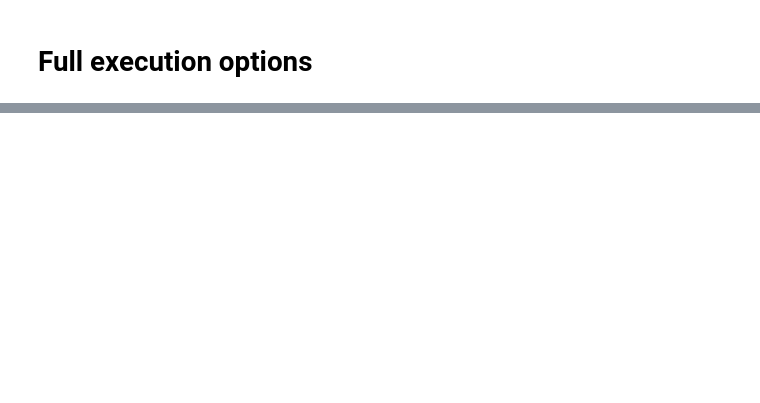
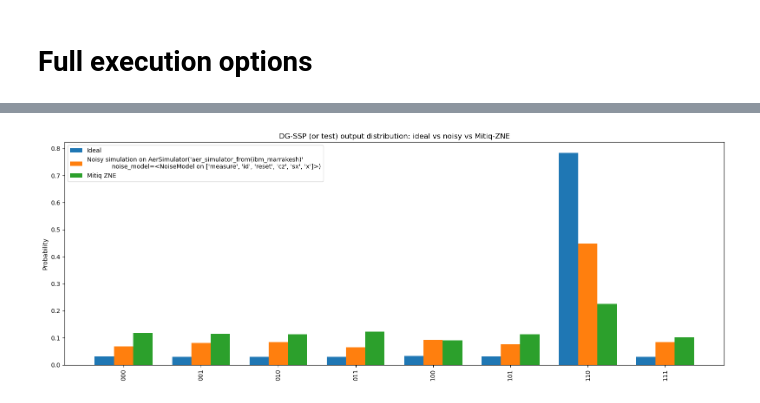
Before and after one commit to arvizu-god/dgssp, a Jupyter notebook: src/ssp/usage_example.ipynb, the cells around one changed output, grey strips where cells are left out. Drawn from its saved outputs; the diff is of its cells as text; code cells hidden in the pictures; blank space fills up the shorter version.

```diff
--- a/src/ssp/usage_example.ipynb
+++ b/src/ssp/usage_example.ipynb
@@ -661,0 +697,41 @@ plot_distribution(
+# %%
+# Ideal distribution (noiseless Aer)
+ideal_backend = AerSimulator()  # default is (approximately) noiseless
+ideal_counts = run_qiskit_circuit(qc, backend=ideal_backend, shots=20_000)
+p_ideal = {b: c / 20_000 for b, c in ideal_counts.items()}
+
+# Noisy distribution (Fake Torino noise)
+noisy_counts = run_qiskit_circuit(qc, backend=noisy_backend, shots=20_000)
+p_noisy = {b: c / 20_000 for b, c in noisy_counts.items()}
+
+# Mitiq-ZNE mitigated distribution
+p_mitiq = mitiq_zne_mitigated_distribution(
+    qc,
+    backend=fake_backends[2],
+    scale_factors=(1,3,5,7),
+    shots_baseline=5000,
+    shots_per_point=5000,
+)
+
+# --- Plot ---
+all_bits = sorted(set(p_ideal) | set(p_noisy) | set(p_mitiq))
+
+def vec(dist, keys):
+    return [dist.get(k, 0.0) for k in keys]
+
+x = np.arange(len(all_bits))
+
+plt.figure(figsize=(16, 6))
+w = 0.25
+plt.bar(x - w, vec(p_ideal, all_bits), width=w, label="Ideal")
+plt.bar(x,     vec(p_noisy, all_bits), width=w, label=noisy_label)
+plt.bar(x + w, vec(p_mitiq, all_bits), width=w, label="Mitiq ZNE")
+
+plt.xticks(x, all_bits, rotation=90)
+plt.ylabel("Probability")
+plt.title("DG-SSP (or test) output distribution: ideal vs noisy vs Mitiq-ZNE")
+plt.legend()
+plt.tight_layout()
+plt.show()
+# %% [output]
+[figure, added]
```
Also changed, not shown: parts of 22 cells of this notebook, 1 other file.
